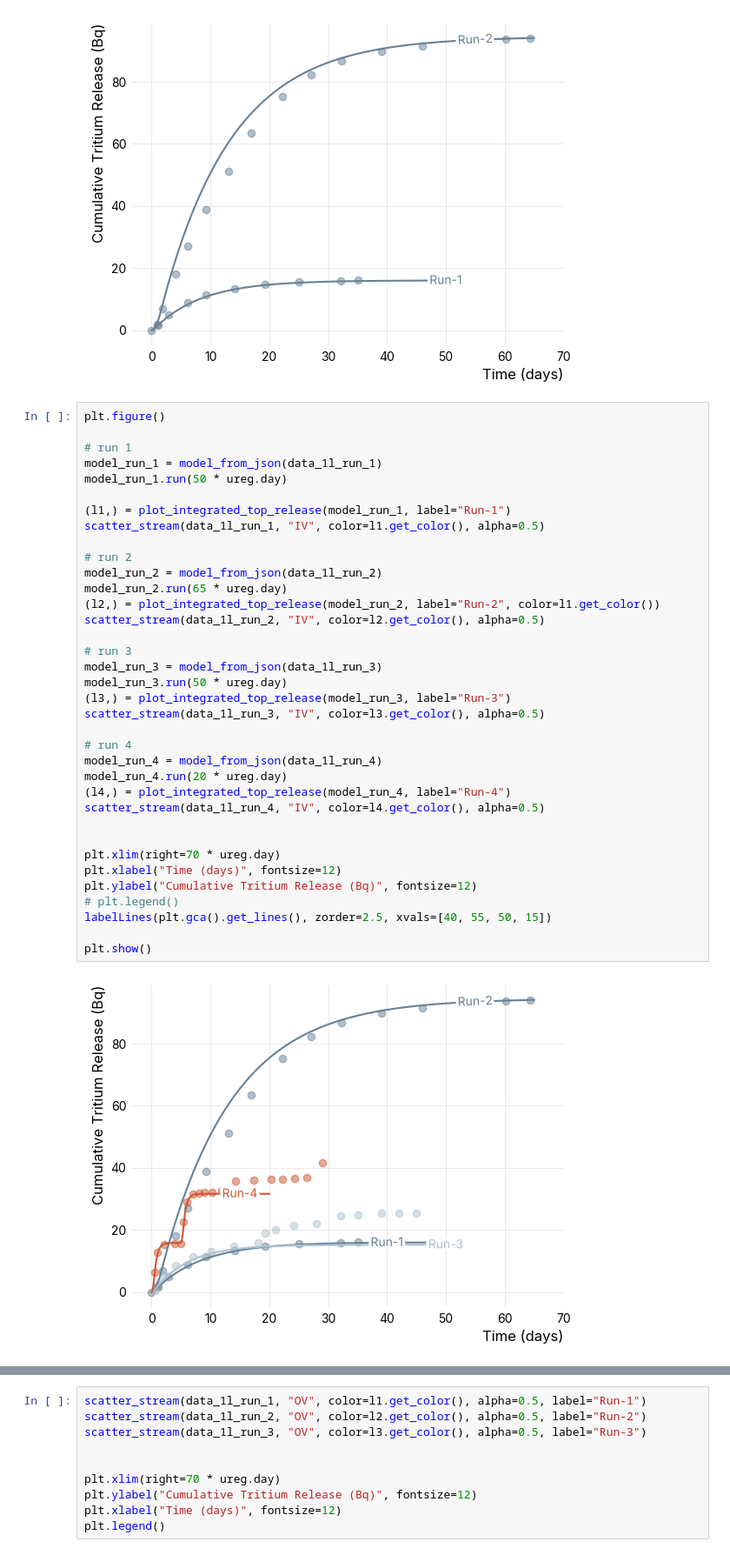
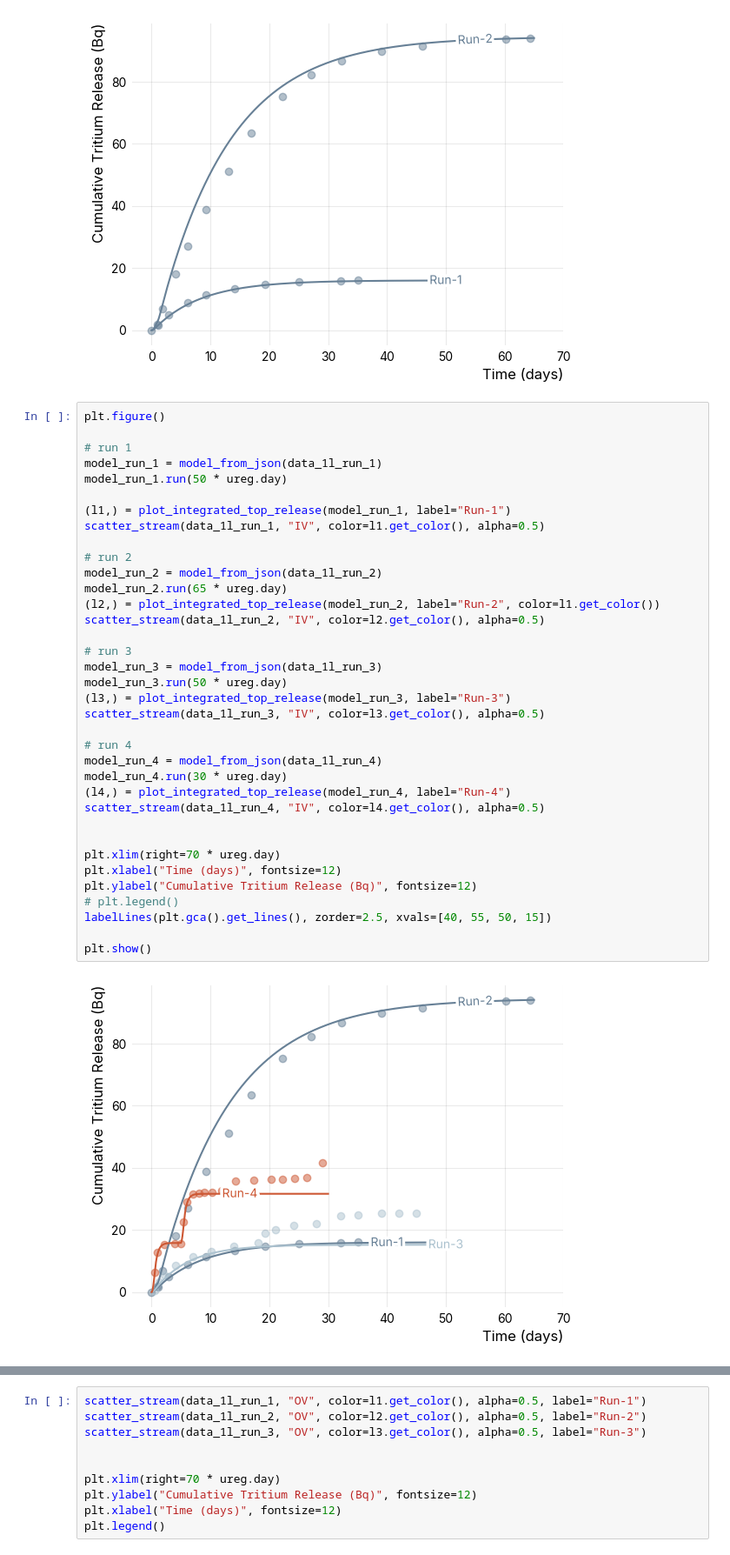
Before and after one commit to LIBRA-project/baby-1l-paper, a Jupyter notebook: main.ipynb, the cells around one changed output, grey strips where cells are left out. Shown at 87% size. Cells and saved outputs as stored; diff of their text form.

```diff
--- a/main.ipynb
+++ b/main.ipynb
@@ -497,35 +497,35 @@ model_run_1.run(50 * ureg.day)
 
 (l1,) = plot_integrated_top_release(model_run_1, label="Run-1")
 scatter_stream(data_1l_run_1, "IV", color=l1.get_color(), alpha=0.5)
 
 # run 2
 model_run_2 = model_from_json(data_1l_run_2)
 model_run_2.run(65 * ureg.day)
 (l2,) = plot_integrated_top_release(model_run_2, label="Run-2", color=l1.get_color())
 scatter_stream(data_1l_run_2, "IV", color=l2.get_color(), alpha=0.5)
 
 # run 3
 model_run_3 = model_from_json(data_1l_run_3)
 model_run_3.run(50 * ureg.day)
 (l3,) = plot_integrated_top_release(model_run_3, label="Run-3")
 scatter_stream(data_1l_run_3, "IV", color=l3.get_color(), alpha=0.5)
 
 # run 4
 model_run_4 = model_from_json(data_1l_run_4)
-model_run_4.run(20 * ureg.day)
+model_run_4.run(30 * ureg.day)
 (l4,) = plot_integrated_top_release(model_run_4, label="Run-4")
 scatter_stream(data_1l_run_4, "IV", color=l4.get_color(), alpha=0.5)
 
 
 plt.xlim(right=70 * ureg.day)
 plt.xlabel("Time (days)", fontsize=12)
 plt.ylabel("Cumulative Tritium Release (Bq)", fontsize=12)
 # plt.legend()
 labelLines(plt.gca().get_lines(), zorder=2.5, xvals=[40, 55, 50, 15])
 
 plt.show()
 # %% [output]
-[figure, old version]
+[figure, new version]
 # %%
 from libra_toolbox.tritium.plotting import (
     LSC_SAMPLE_VOLUME,
```
Also changed, not shown: parts of 3 cells of this notebook.
